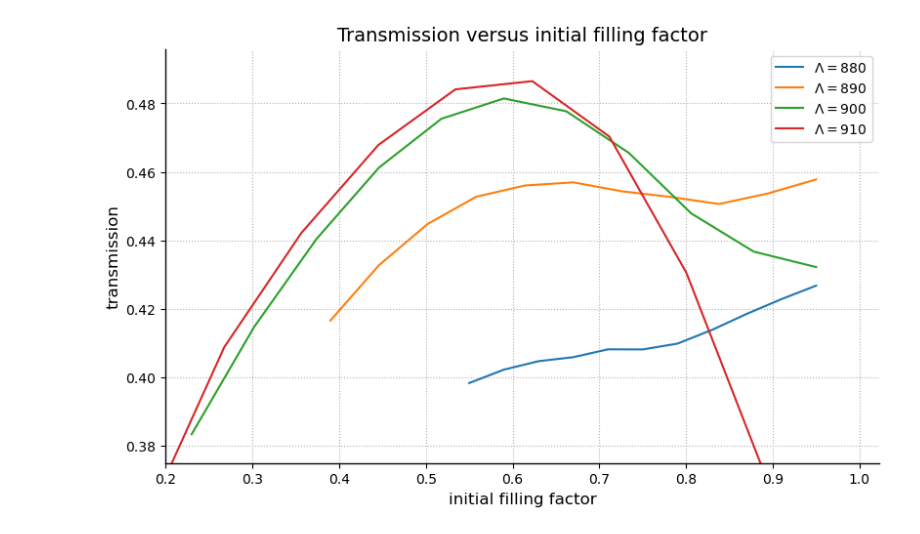
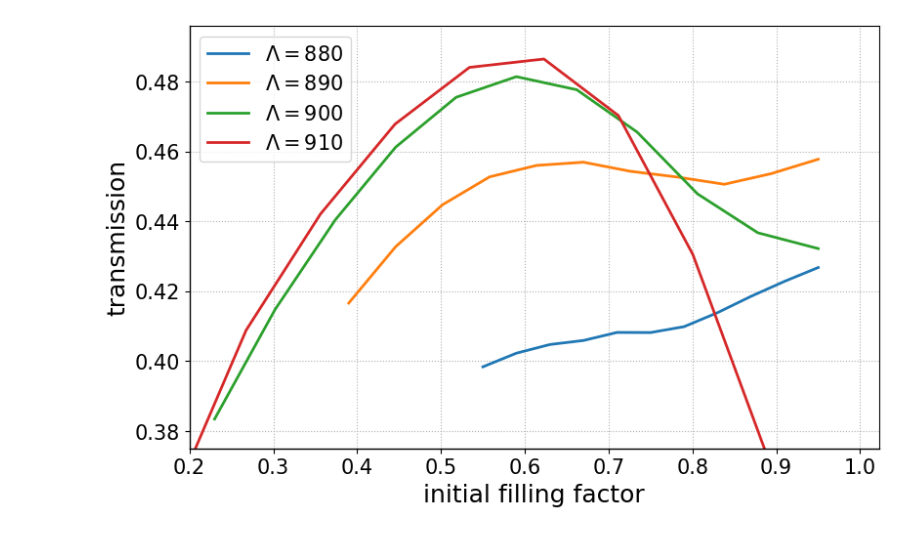
Before and after one commit to TobsTha/BA_code, a Jupyter notebook: Graphics/Up_Transmission/up_transmission.ipynb, the cells around one changed output. Cells and saved outputs as stored; diff of their text form; code cells hidden in the pictures.

Commit message:
plot improvements

```diff
--- a/Graphics/Up_Transmission/up_transmission.ipynb
+++ b/Graphics/Up_Transmission/up_transmission.ipynb
@@ -62,37 +62,43 @@ data910[1] = pd.to_numeric(data910[1])
 
 data910[0] = final2initial_FF(data910[0], FF_910)
 # %%
+tickslabelsize = 15
+labelsize = 16
+fontsize = 18
+linewidth = 2
+
 # Plot the data
 fig, ax = plt.subplots(figsize=(8, 5), layout='constrained')
-ax.plot(data880[0], data880[1], marker='', linestyle='-', label = r'$\Lambda = 880$')
-ax.plot(data890[0], data890[1], marker='', linestyle='-', label = r'$\Lambda = 890$')
-ax.plot(data900[0], data900[1], marker='', linestyle='-', label = r'$\Lambda = 900$')
-ax.plot(data910[0], data910[1], marker='', linestyle='-', label = r'$\Lambda = 910$')
+ax.plot(data880[0], data880[1], marker='', linestyle='-', label = r'$\Lambda = 880$', linewidth = linewidth)
+ax.plot(data890[0], data890[1], marker='', linestyle='-', label = r'$\Lambda = 890$', linewidth = linewidth)
+ax.plot(data900[0], data900[1], marker='', linestyle='-', label = r'$\Lambda = 900$', linewidth = linewidth)
+ax.plot(data910[0], data910[1], marker='', linestyle='-', label = r'$\Lambda = 910$', linewidth = linewidth)
 
 
 # Use scientific notation for x-axis tick labels if appropriate
 ax.ticklabel_format(style='sci', axis='x', scilimits=(0,0))
 
 ax.set_ylim(bottom= 0.375)
 ax.set_xlim(left= 0.2)
 
 # Increase label font size for readability and add a title
-ax.set_xlabel('initial filling factor', fontsize=12)
-ax.set_ylabel('transmission', fontsize=12)
-ax.set_title('Transmission versus initial filling factor', fontsize=14)
+ax.tick_params(axis='both', labelrotation=0, labelsize=tickslabelsize)
+ax.set_xlabel('initial filling factor', fontsize=fontsize)
+ax.set_ylabel('transmission', fontsize=fontsize)
+# ax.set_title('Transmission versus initial filling factor', fontsize=14)
 
 ax.spines['bottom'].set_linewidth(1)  # Thicker line for x-axis
 ax.spines['left'].set_linewidth(1)    # Thicker line for y-axis
-ax.spines['top'].set_visible(False)
-ax.spines['right'].set_visible(False)
+# ax.spines['top'].set_visible(False)
+# ax.spines['right'].set_visible(False)
 
 # # Rotate x-axis tick labels to prevent overlap
 # ax.tick_params(axis='x', labelrotation=0, labelsize=10)
 
 # Show grid
 ax.grid(True, linestyle = ':')
-ax.legend()
+ax.legend(fontsize = tickslabelsize)
 plt.show()
 fig.savefig('Up_T_4plots.png', dpi=300)
 # %% [output]
-[figure, old version]
+[figure, new version]
```
Also changed, not shown: 4 other files.
